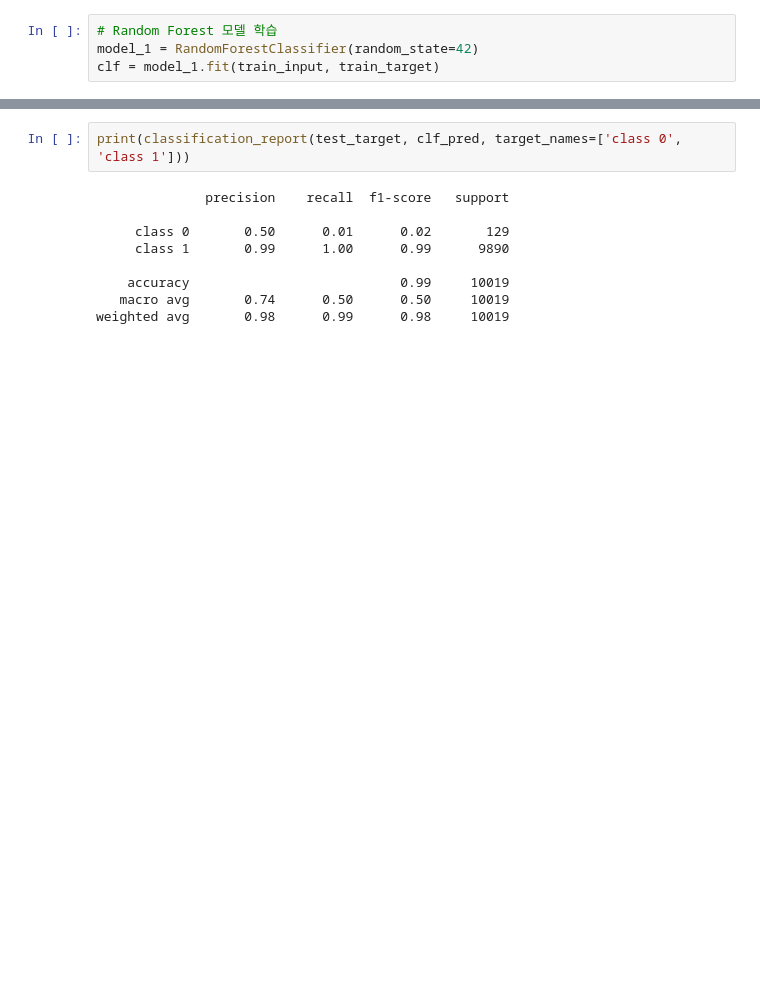
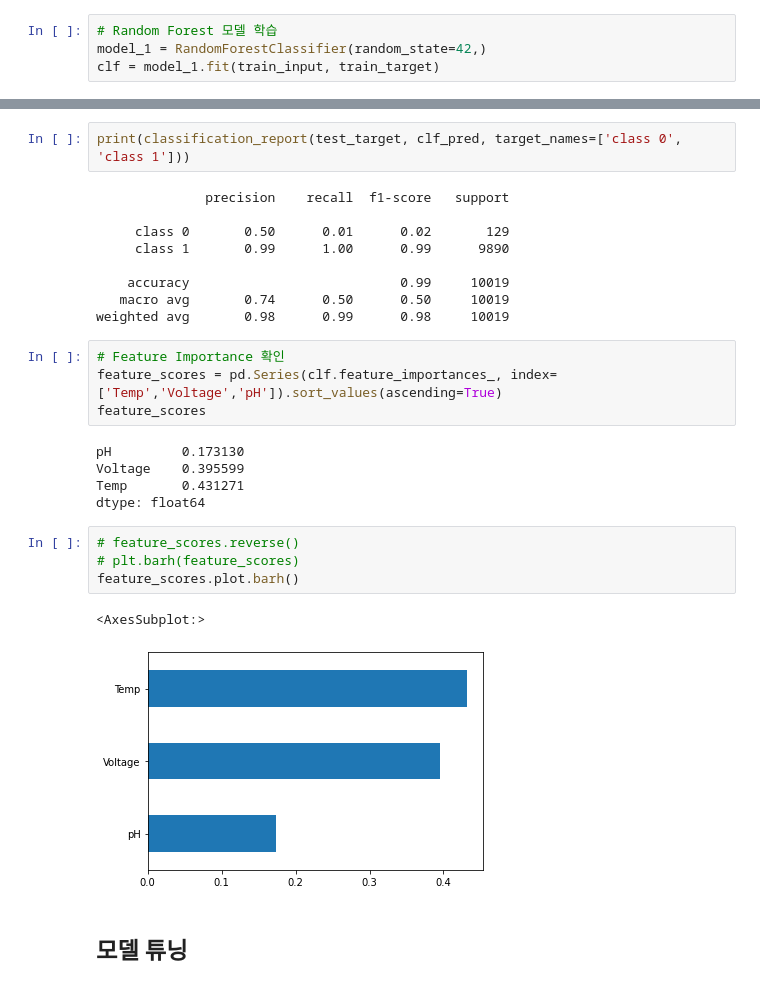
Before and after one commit to och5351/Bigdata_busan, a Jupyter notebook: ML/csy_RF/RandomForest.ipynb, the cells around one changed output, grey strips where cells are left out. Cells and saved outputs as stored; diff of their text form; blank space fills up the shorter version.

```diff
--- a/ML/csy_RF/RandomForest.ipynb
+++ b/ML/csy_RF/RandomForest.ipynb
@@ -82,7 +143,7 @@ val_input = scaler.transform(val_input)
 test_input = scaler.transform(test_input)
 # %%
 # Random Forest 모델 학습
-model_1 = RandomForestClassifier(random_state=42)
+model_1 = RandomForestClassifier(random_state=42,)
 clf = model_1.fit(train_input, train_target)
 # %%
 clf
@@ -119,3 +201,21 @@ print(classification_report(test_target, clf_pred, target_names=['class 0', 'cla
     accuracy                           0.99     10019
    macro avg       0.74      0.50      0.50     10019
 weighted avg       0.98      0.99      0.98     10019
+# %%
+# Feature Importance 확인
+feature_scores = pd.Series(clf.feature_importances_, index=['Temp','Voltage','pH']).sort_values(ascending=True)
+feature_scores
+# %% [output]
+pH         0.173130
+Voltage    0.395599
+Temp       0.431271
+dtype: float64
+# %%
+# feature_scores.reverse()
+# plt.barh(feature_scores)
+feature_scores.plot.barh()
+# %% [output]
+<AxesSubplot:>
+[figure, added]
+# %% [markdown]
+## 모델 튜닝
```
Also changed, not shown: parts of 13 cells of this notebook, 1 other file.
